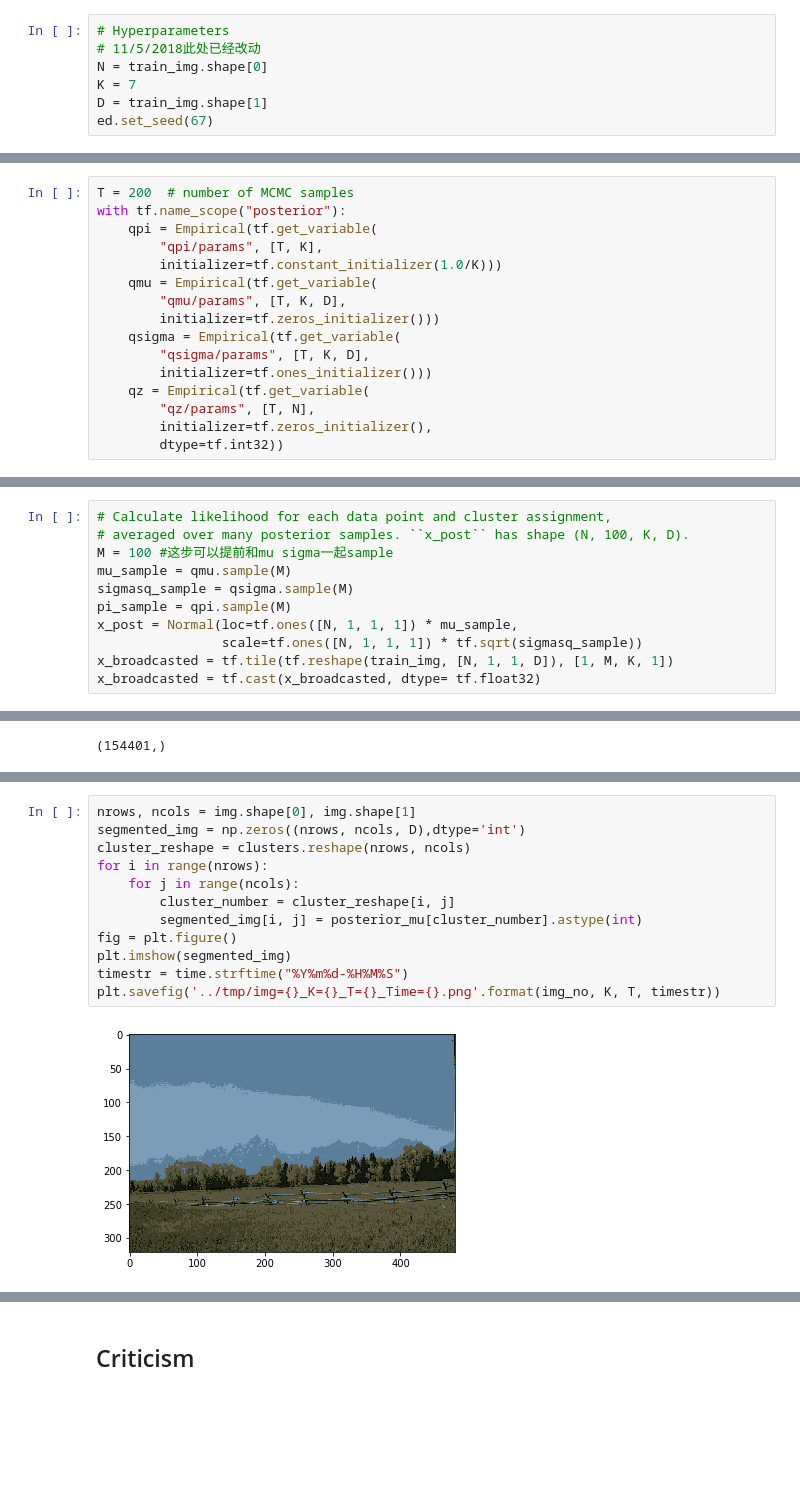
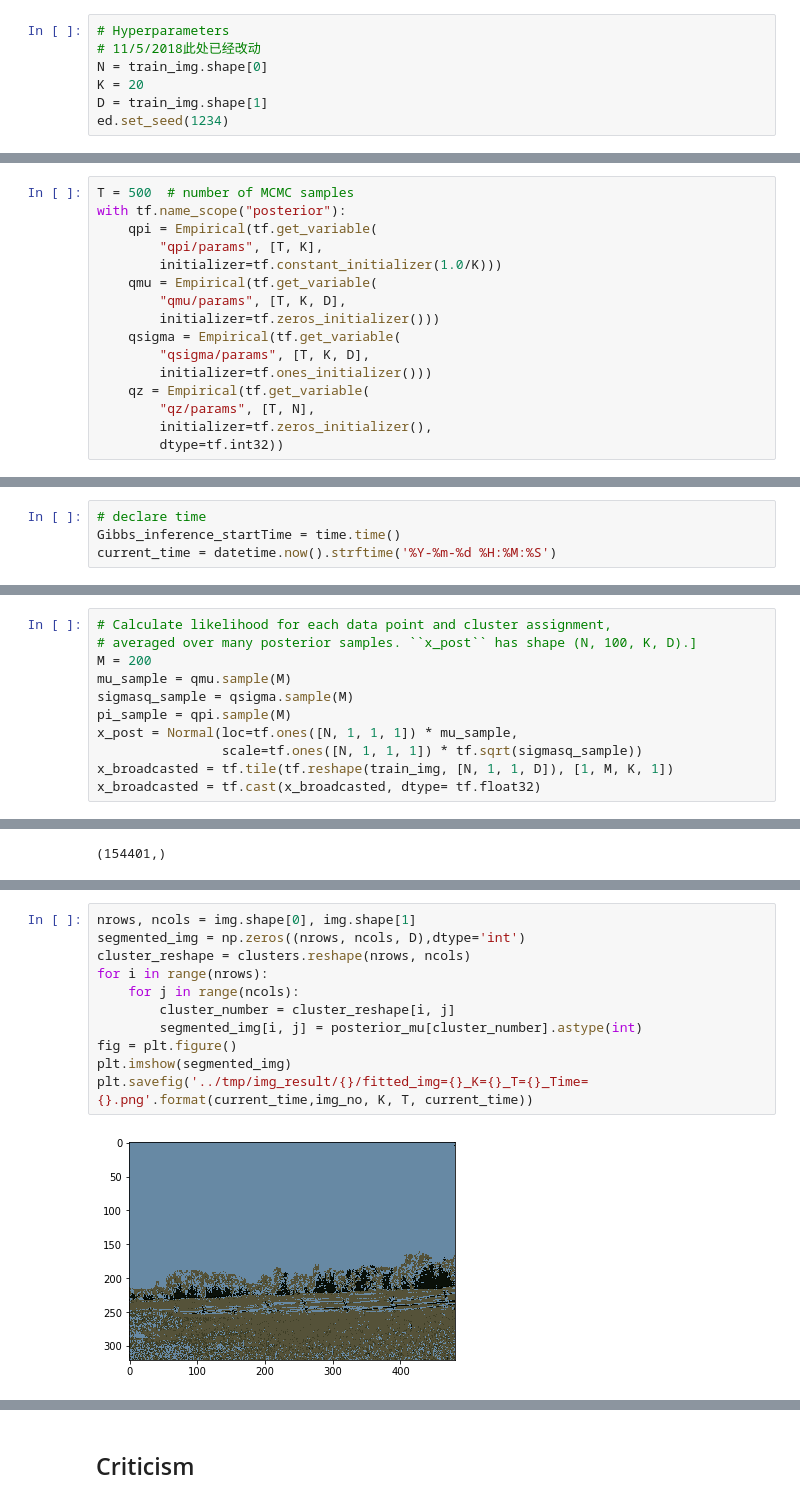
Before and after one commit to jiangzl2016/prob_prog_final_project, a Jupyter notebook: notebook-example/GMM_MCMC.ipynb, the cells around one changed output, grey strips where cells are left out. Saved outputs shown, nothing was run; the diff lists cells and outputs as text; blank space fills up the shorter version.

```diff
--- a/notebook-example/GMM_MCMC.ipynb
+++ b/notebook-example/GMM_MCMC.ipynb
@@ -43,9 +46,9 @@ train_img.shape
 # Hyperparameters
 # 11/5/2018此处已经改动
 N = train_img.shape[0]
-K = 7
+K = 20
 D = train_img.shape[1]
-ed.set_seed(67)
+ed.set_seed(1234)
 # %%
 train_img.shape
 # %% [output]
@@ -72,7 +75,7 @@ with tf.name_scope("model"):
 #    for k in range(K)]
 #x = Mixture(cat, components)
 # %%
-T = 200  # number of MCMC samples
+T = 500  # number of MCMC samples
 with tf.name_scope("posterior"):
     qpi = Empirical(tf.get_variable(
         "qpi/params", [T, K],
@@ -94,3 +98,7 @@ qmu
+# %%
+# declare time
+Gibbs_inference_startTime = time.time()
+current_time = datetime.now().strftime('%Y-%m-%d %H:%M:%S')
 # %%
 inference = ed.Gibbs({pi: qpi, mu: qmu, sigma: qsigma, z: qz},
                      data={x: train_img})
@@ -150,7 +156,7 @@ array([[123.32508  , 157.19247  , 183.54625  ],
 # %%
 # Calculate likelihood for each data point and cluster assignment,
-# averaged over many posterior samples. ``x_post`` has shape (N, 100, K, D).
-M = 100 #这步可以提前和mu sigma一起sample
+# averaged over many posterior samples. ``x_post`` has shape (N, 100, K, D).]
+M = 200
 mu_sample = qmu.sample(M)
 sigmasq_sample = qsigma.sample(M)
 pi_sample = qpi.sample(M)
@@ -197,14 +199,13 @@ array([[6, 6, 6, ..., 6, 5, 1],
 # %%
 nrows, ncols = img.shape[0], img.shape[1]
 segmented_img = np.zeros((nrows, ncols, D),dtype='int')
 cluster_reshape = clusters.reshape(nrows, ncols)
 for i in range(nrows):
     for j in range(ncols):
         cluster_number = cluster_reshape[i, j]
         segmented_img[i, j] = posterior_mu[cluster_number].astype(int)
 fig = plt.figure()
 plt.imshow(segmented_img)
-timestr = time.strftime("%Y%m%d-%H%M%S")
-plt.savefig('../tmp/img={}_K={}_T={}_Time={}.png'.format(img_no, K, T, timestr))
+plt.savefig('../tmp/img_result/{}/fitted_img={}_K={}_T={}_Time={}.png'.format(current_time,img_no, K, T, current_time))
 # %% [output]
-[figure, old version]
+[figure, new version]
```
Also changed, not shown: parts of 36 cells of this notebook.
